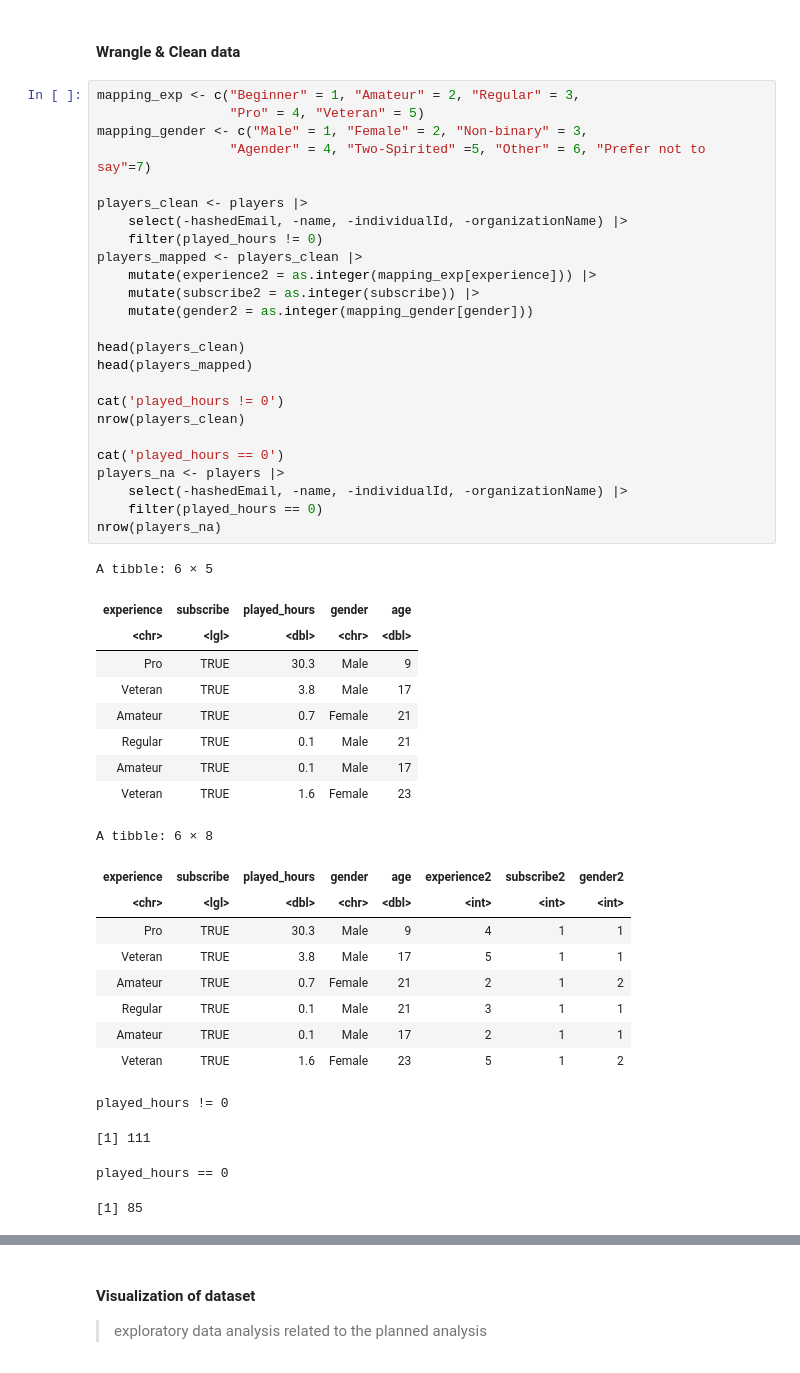
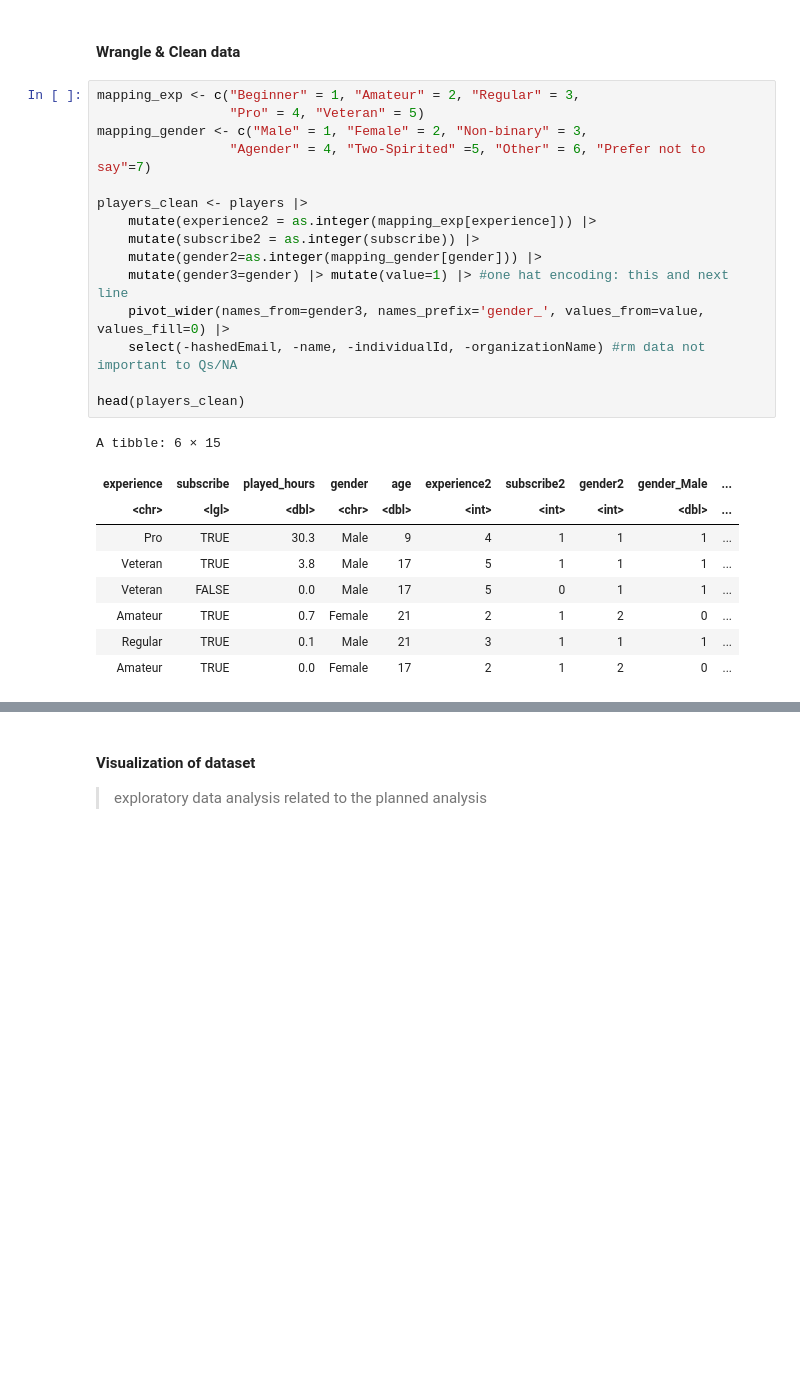
Before and after one commit to cars0njan/dsci-100-project, a Jupyter notebook: Final_report_group30.ipynb, the cells around one changed output, grey strips where cells are left out. Drawn from its saved outputs; the diff is of its cells as text; blank space fills up the shorter version.

```diff
--- a/Final_report_group30.ipynb
+++ b/Final_report_group30.ipynb
@@ -93,48 +93,25 @@ A tibble: 6 × 9
 # %%
 mapping_exp <- c("Beginner" = 1, "Amateur" = 2, "Regular" = 3,
                  "Pro" = 4, "Veteran" = 5)
 mapping_gender <- c("Male" = 1, "Female" = 2, "Non-binary" = 3,
                  "Agender" = 4, "Two-Spirited" =5, "Other" = 6, "Prefer not to say"=7)
 
 players_clean <- players |>
-    select(-hashedEmail, -name, -individualId, -organizationName) |>
-    filter(played_hours != 0)
-players_mapped <- players_clean |>
     mutate(experience2 = as.integer(mapping_exp[experience])) |>
     mutate(subscribe2 = as.integer(subscribe)) |>
-    mutate(gender2 = as.integer(mapping_gender[gender]))
+    mutate(gender2=as.integer(mapping_gender[gender])) |>
+    mutate(gender3=gender) |> mutate(value=1) |> #one hat encoding: this and next line
+    pivot_wider(names_from=gender3, names_prefix='gender_', values_from=value, values_fill=0) |>
+    select(-hashedEmail, -name, -individualId, -organizationName) #rm data not important to Qs/NA
 
 head(players_clean)
-head(players_mapped)
-
-cat('played_hours != 0')
-nrow(players_clean)
-
-cat('played_hours == 0')
-players_na <- players |>
-    select(-hashedEmail, -name, -individualId, -organizationName) |>
-    filter(played_hours == 0)
-nrow(players_na)
 # %% [output]
-A tibble: 6 × 5
+A tibble: 6 × 15
-| experience | subscribe | played_hours | gender | age |
-| <chr> | <lgl> | <dbl> | <chr> | <dbl> |
-| Pro | TRUE | 30.3 | Male | 9 |
-| Veteran | TRUE | 3.8 | Male | 17 |
-| Amateur | TRUE | 0.7 | Female | 21 |
-| Regular | TRUE | 0.1 | Male | 21 |
-| Amateur | TRUE | 0.1 | Male | 17 |
-| Veteran | TRUE | 1.6 | Female | 23 |
+| experience | subscribe | played_hours | gender | age | experience2 | subscribe2 | gender2 | gender_Male | ... |
+| <chr> | <lgl> | <dbl> | <chr> | <dbl> | <int> | <int> | <int> | <dbl> | ... |
+| Pro | TRUE | 30.3 | Male | 9 | 4 | 1 | 1 | 1 | ... |
+| Veteran | TRUE | 3.8 | Male | 17 | 5 | 1 | 1 | 1 | ... |
+| Veteran | FALSE | 0.0 | Male | 17 | 5 | 0 | 1 | 1 | ... |
+| Amateur | TRUE | 0.7 | Female | 21 | 2 | 1 | 2 | 0 | ... |
+| Regular | TRUE | 0.1 | Male | 21 | 3 | 1 | 1 | 1 | ... |
+| Amateur | TRUE | 0.0 | Female | 17 | 2 | 1 | 2 | 0 | ... |
-A tibble: 6 × 8
-| experience | subscribe | played_hours | gender | age | experience2 | subscribe2 | gender2 |
-| <chr> | <lgl> | <dbl> | <chr> | <dbl> | <int> | <int> | <int> |
-| Pro | TRUE | 30.3 | Male | 9 | 4 | 1 | 1 |
-| Veteran | TRUE | 3.8 | Male | 17 | 5 | 1 | 1 |
-| Amateur | TRUE | 0.7 | Female | 21 | 2 | 1 | 2 |
-| Regular | TRUE | 0.1 | Male | 21 | 3 | 1 | 1 |
-| Amateur | TRUE | 0.1 | Male | 17 | 2 | 1 | 1 |
-| Veteran | TRUE | 1.6 | Female | 23 | 5 | 1 | 2 |
-played_hours != 0
-[1] 111
-played_hours == 0
-[1] 85
```
Also changed, not shown: parts of 3 cells of this notebook.
